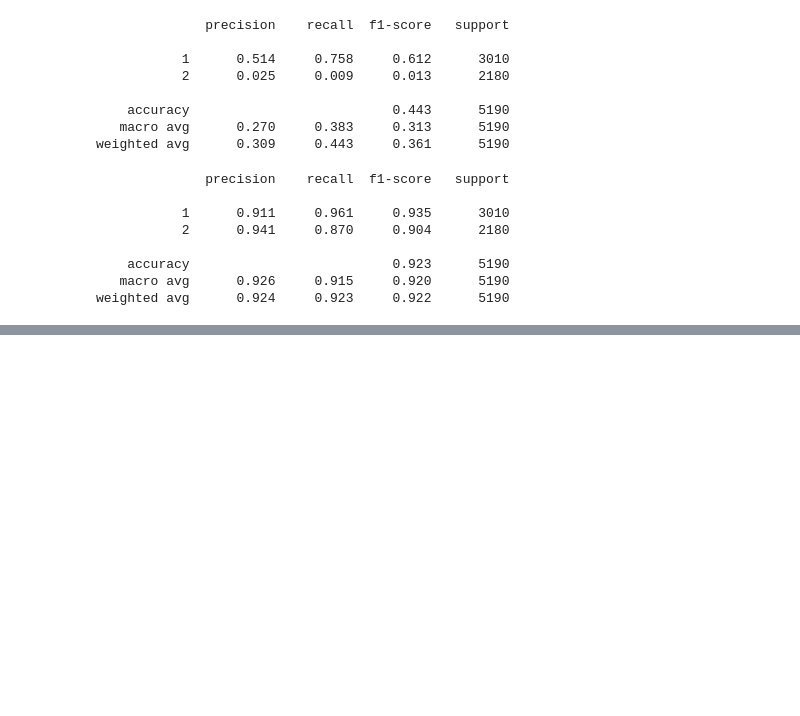
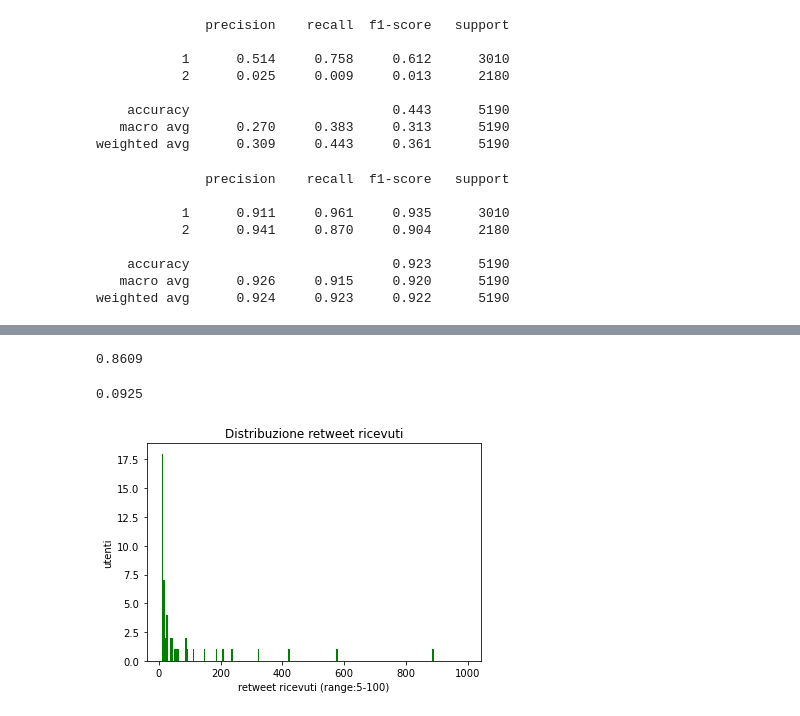
Before and after one commit to ES-git95/SMA-Project, a Jupyter notebook: evaluation.ipynb, the cells around one changed output, grey strips where cells are left out. Saved outputs shown, nothing was run; the diff lists cells and outputs as text; code cells hidden in the pictures; blank space fills up the shorter version.

```diff
--- a/evaluation.ipynb
+++ b/evaluation.ipynb
@@ -93,0 +266,29 @@ weighted avg      0.924     0.923     0.922      5190
+# %%
+#percentuale di nodi con grado=0 (nessun retweet ricevuto)
+round(df_gradi_in[df_gradi_in["grado"]==0]["grado"].count()/df_gradi_in["grado"].count(),4)
+# %% [output]
+0.8609
+# %%
+#df dei gradi entranti di ciascun nodo
+df_gradi_out=pd.DataFrame(out_degrees.items(),columns=["nodi","grado"])
+round(df_gradi_out[df_gradi_out["grado"]==0]["grado"].count()/df_gradi_out["grado"].count(),4)
+# %% [output]
+0.0925
+# %%
+import matplotlib.pyplot as plt
+#distribuzione numero del numero dei retweet ricevuti in un range tra 5 e 100
+def plot_in_degree_dist(G):
+    bins=np.arange(10,1000,5)
+    degrees = sorted([G.in_degree(n) for n in G.nodes()])
+    plt.hist(degrees, bins, color='green')
+    plt.ylabel('utenti')
+    plt.xlabel('retweet ricevuti (range:5-100)')
+    plt.title('Distribuzione retweet ricevuti')
+    plt.show()
+
+plot_in_degree_dist(G_directed)
+
+# da questo plot possiamo farci un idea della distribuzione degli hub
+# (nodi con un numero di archi entranti anomalo rispetto al resto della rete )
+# %% [output]
+[figure, added]
```
Also changed, not shown: parts of 47 cells of this notebook, 1 other file.
